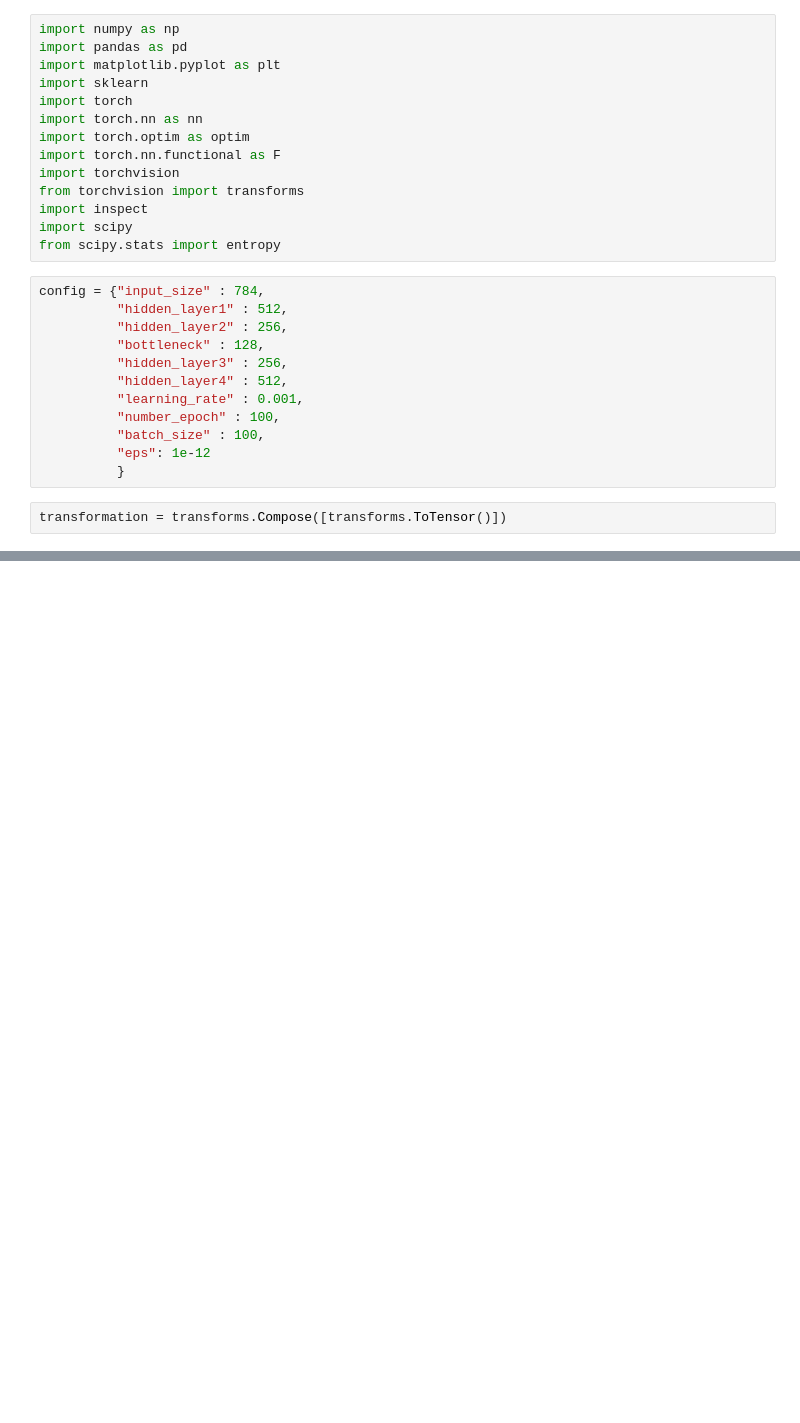
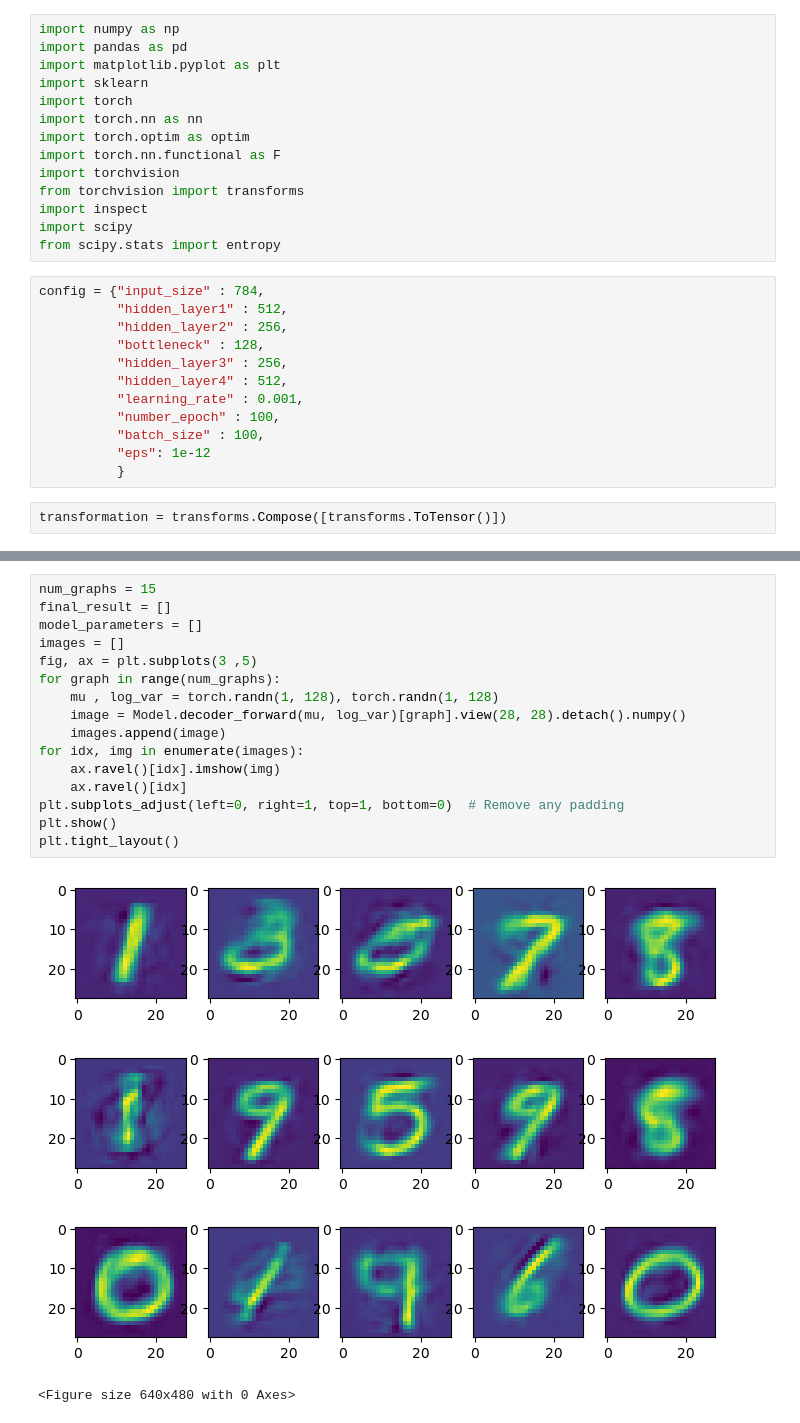
Before and after one commit to xyro-coder/Variational_Autoencoders, a Jupyter notebook: VAE_Models/Vanilla_Variational_Autoencoder.ipynb, the cells around one changed output, grey strips where cells are left out. Drawn from its saved outputs; the diff is of its cells as text; blank space fills up the shorter version.

```diff
--- a/VAE_Models/Vanilla_Variational_Autoencoder.ipynb
+++ b/VAE_Models/Vanilla_Variational_Autoencoder.ipynb
@@ -198,0 +141,19 @@ plt.imshow(Model.decoder_forward(50, 10)[0].view(28, 28).detach().numpy())
+# %%
+num_graphs = 15
+final_result = []
+model_parameters = []
+images = []
+fig, ax = plt.subplots(3 ,5)
+for graph in range(num_graphs):
+    mu , log_var = torch.randn(1, 128), torch.randn(1, 128)
+    image = Model.decoder_forward(mu, log_var)[graph].view(28, 28).detach().numpy()
+    images.append(image)
+for idx, img in enumerate(images):
+    ax.ravel()[idx].imshow(img)
+    ax.ravel()[idx]
+plt.subplots_adjust(left=0, right=1, top=1, bottom=0)  # Remove any padding
+plt.show()
+plt.tight_layout()
+# %% [output]
+[figure, added]
+<Figure size 640x480 with 0 Axes>
```
Also changed, not shown: parts of 6 cells of this notebook.
